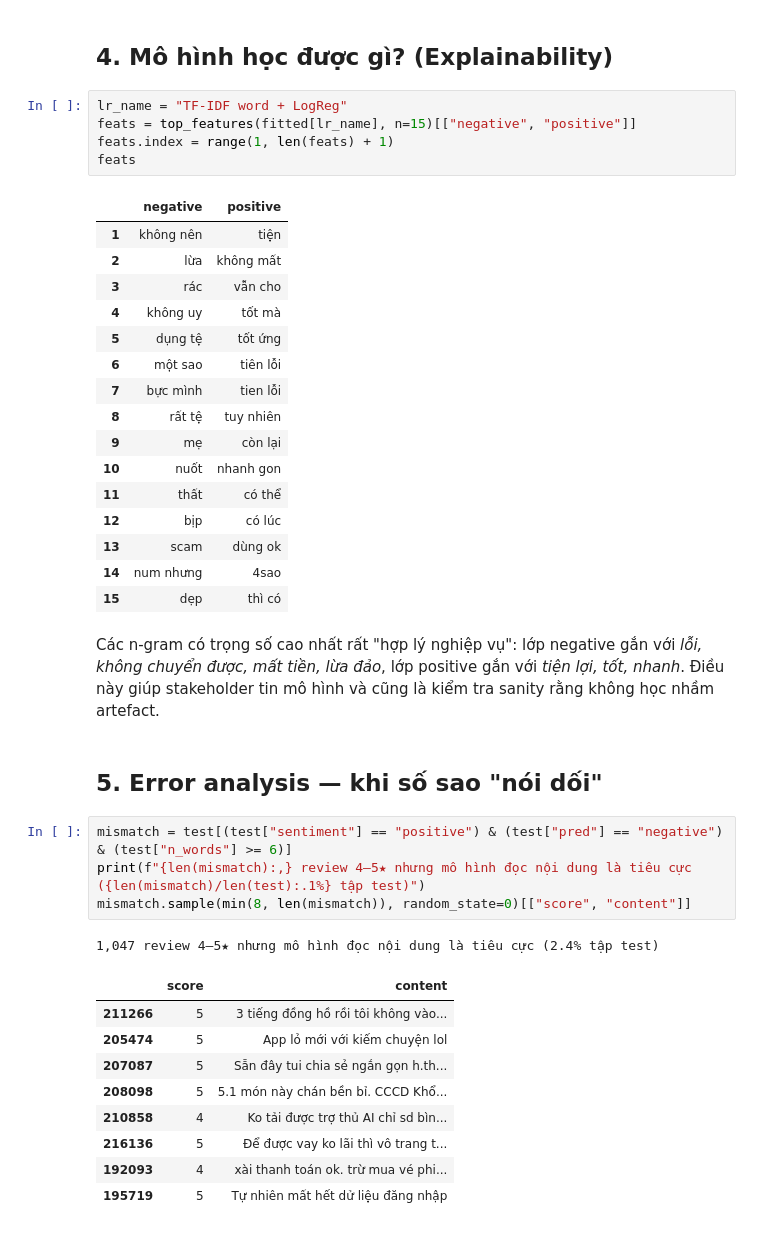
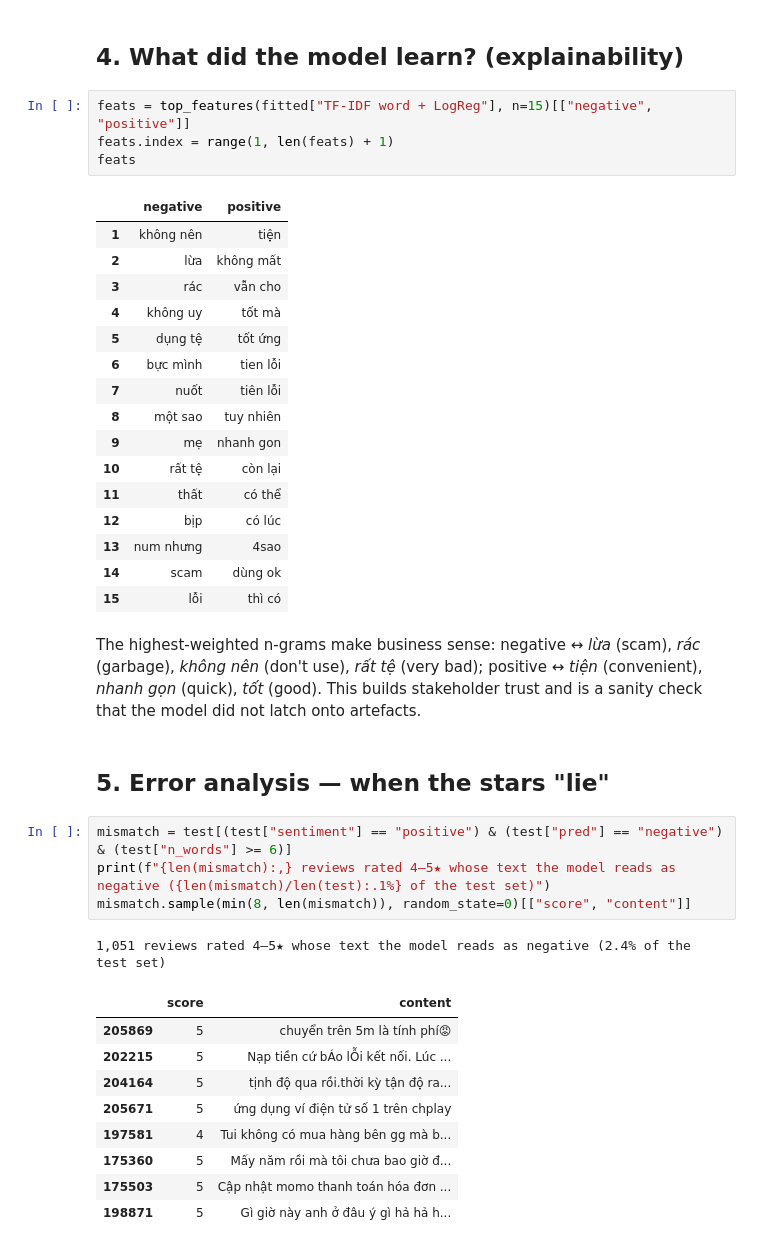
Before and after one commit to catcatmeomeo/Momo_Playstore_User_Feedback, a Jupyter notebook: notebooks/02_sentiment_model.ipynb, the cells around one changed output. Saved outputs shown, nothing was run; the diff lists cells and outputs as text.

```diff
--- a/notebooks/02_sentiment_model.ipynb
+++ b/notebooks/02_sentiment_model.ipynb
@@ -139,45 +142,44 @@ Binary  F1(negative) = 0.937   macro-F1 = 0.938   ROC-AUC = 0.975
-# %% [markdown]
-## 4. Mô hình học được gì? (Explainability)
+# %% [markdown]
+## 4. What did the model learn? (explainability)
 # %%
-lr_name = "TF-IDF word + LogReg"
-feats = top_features(fitted[lr_name], n=15)[["negative", "positive"]]
+feats = top_features(fitted["TF-IDF word + LogReg"], n=15)[["negative", "positive"]]
 feats.index = range(1, len(feats) + 1)
 feats
 # %% [output]
 |  | negative | positive |
 | 1 | không nên | tiện |
 | 2 | lừa | không mất |
 | 3 | rác | vẫn cho |
 | 4 | không uy | tốt mà |
 | 5 | dụng tệ | tốt ứng |
-| 6 | một sao | tiên lỗi |
-| 7 | bực mình | tien lỗi |
-| 8 | rất tệ | tuy nhiên |
-| 9 | mẹ | còn lại |
-| 10 | nuốt | nhanh gon |
+| 6 | bực mình | tien lỗi |
+| 7 | nuốt | tiên lỗi |
+| 8 | một sao | tuy nhiên |
+| 9 | mẹ | nhanh gon |
+| 10 | rất tệ | còn lại |
 | 11 | thất | có thể |
 | 12 | bịp | có lúc |
-| 13 | scam | dùng ok |
-| 14 | num nhưng | 4sao |
-| 15 | dẹp | thì có |
+| 13 | num nhưng | 4sao |
+| 14 | scam | dùng ok |
+| 15 | lỗi | thì có |
-# %% [markdown]
-Các n-gram có trọng số cao nhất rất "hợp lý nghiệp vụ": lớp negative gắn với *lỗi, không chuyển được, mất tiền, lừa đảo*, lớp positive gắn với *tiện lợi, tốt, nhanh*. Điều này giúp stakeholder tin mô hình và cũng là kiểm tra sanity rằng không học nhầm artefact.
+# %% [markdown]
+The highest-weighted n-grams make business sense: negative ↔ *lừa* (scam), *rác* (garbage), *không nên* (don't use), *rất tệ* (very bad); positive ↔ *tiện* (convenient), *nhanh gọn* (quick), *tốt* (good). This builds stakeholder trust and is a sanity check that the model did not latch onto artefacts.
 # %% [markdown]
-## 5. Error analysis — khi số sao "nói dối"
+## 5. Error analysis — when the stars "lie"
 # %%
 mismatch = test[(test["sentiment"] == "positive") & (test["pred"] == "negative") & (test["n_words"] >= 6)]
-print(f"{len(mismatch):,} review 4–5★ nhưng mô hình đọc nội dung là tiêu cực ({len(mismatch)/len(test):.1%} tập test)")
+print(f"{len(mismatch):,} reviews rated 4–5★ whose text the model reads as negative ({len(mismatch)/len(test):.1%} of the test set)")
 mismatch.sample(min(8, len(mismatch)), random_state=0)[["score", "content"]]
 # %% [output]
-1,047 review 4–5★ nhưng mô hình đọc nội dung là tiêu cực (2.4% tập test)
+1,051 reviews rated 4–5★ whose text the model reads as negative (2.4% of the test set)
 |  | score | content |
-| 211266 | 5 | 3 tiếng đồng hồ rồi tôi không vào... |
-| 205474 | 5 | App lỏ mới với kiếm chuyện lol |
-| 207087 | 5 | Sẵn đây tui chia sẻ ngắn gọn h.th... |
-| 208098 | 5 | 5.1 món này chán bền bỉ. CCCD Khổ... |
-| 210858 | 4 | Ko tải được trợ thủ AI chỉ sd bìn... |
-| 216136 | 5 | Để được vay ko lãi thì vô trang t... |
-| 192093 | 4 | xài thanh toán ok. trừ mua vé phi... |
-| 195719 | 5 | Tự nhiên mất hết dử liệu đăng nhập |
+| 205869 | 5 | chuyển trên 5m là tính phí😡 |
+| 202215 | 5 | Nạp tiền cứ bÁo lỖi kết nối. Lúc ... |
+| 204164 | 5 | tịnh độ qua rồi.thời kỳ tận độ ra... |
+| 205671 | 5 | ứng dụng ví điện tử số 1 trên chplay |
+| 197581 | 4 | Tui không có mua hàng bên gg mà b... |
+| 175360 | 5 | Mấy năm rồi mà tôi chưa bao giờ đ... |
+| 175503 | 5 | Cập nhật momo thanh toán hóa đơn ... |
+| 198871 | 5 | Gì giờ này anh ở đâu ý gì hả hả h... |
 # %%
 mismatch2 = test[(test["sentiment"] == "negative") & (test["pred"] == "positive") & (test["n_words"] >= 4)]
```
Also changed, not shown: parts of 33 cells of this notebook, 30 other files.
